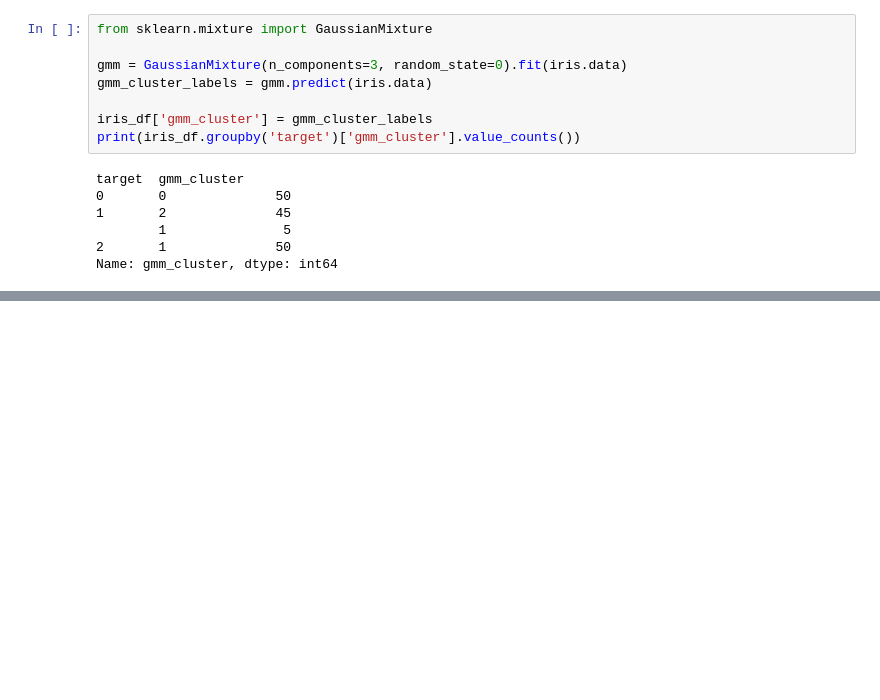
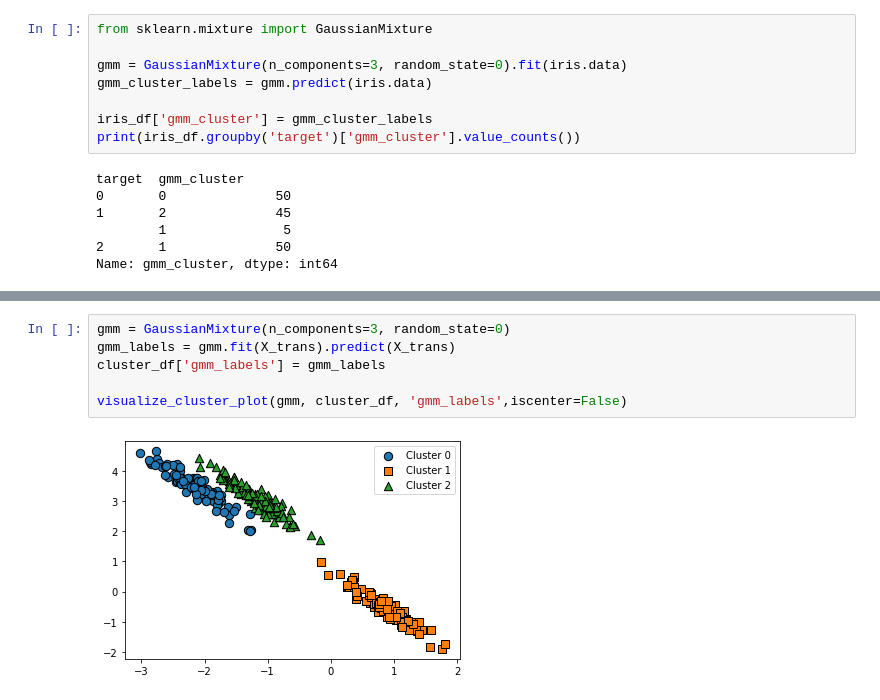
Before and after one commit to jeonprize/Machine_Learning, a Jupyter notebook: 7. 군집화.ipynb, the cells around one changed output, grey strips where cells are left out. Cells and saved outputs as stored; diff of their text form; blank space fills up the shorter version.

```diff
--- a/7. 군집화.ipynb
+++ b/7. 군집화.ipynb
@@ -404,0 +458,8 @@ Name: gmm_cluster, dtype: int64
+# %%
+gmm = GaussianMixture(n_components=3, random_state=0)
+gmm_labels = gmm.fit(X_trans).predict(X_trans)
+cluster_df['gmm_labels'] = gmm_labels
+
+visualize_cluster_plot(gmm, cluster_df, 'gmm_labels',iscenter=False)
+# %% [output]
+[figure, added]
```
Also changed, not shown: parts of 5 cells of this notebook.
